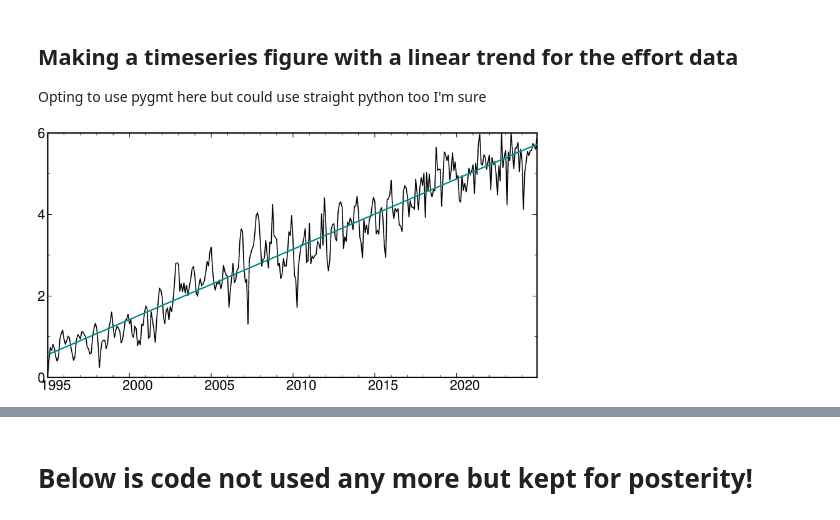
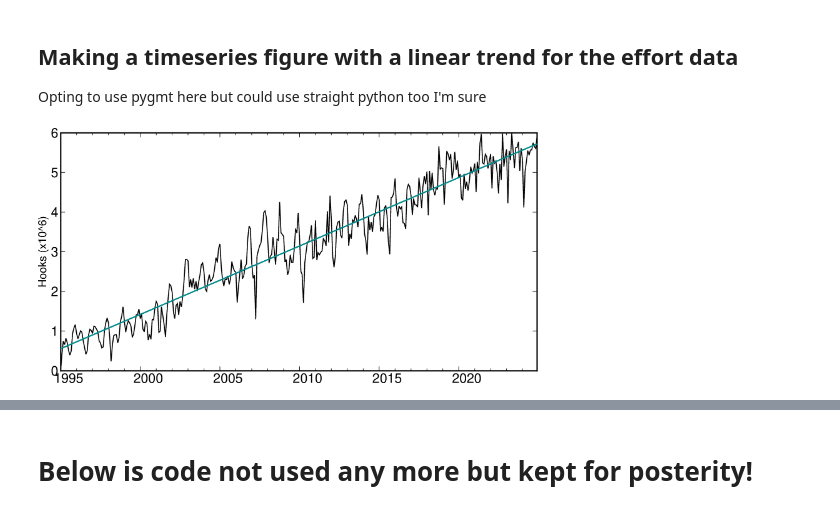
Before and after one commit to noaa-pifsc/PRP-ENSO-LonglineFishery, a Jupyter notebook: ENSO_EffortAreaMap.ipynb, the cells around one changed output, grey strips where cells are left out. Cells and saved outputs as stored; diff of their text form; code cells hidden in the pictures.

Commit message:
updated figure aesthetics

```diff
--- a/ENSO_EffortAreaMap.ipynb
+++ b/ENSO_EffortAreaMap.ipynb
@@ -273,31 +273,31 @@ ts_pred = y_pred.to_numpy()
 # %%
 # Make timeseries plot
 fig = pygmt.Figure()
 
 pygmt.config(
     MAP_TICK_LENGTH="-5p",  # negative
     FONT_ANNOT_PRIMARY="16p"
 )
 
 fig.plot(
     projection="X8i/4i",
     region=[x[0], x[-1], math.floor(efrtTS.min()), math.ceil(efrtTS.max())],
-    frame=["WSen", "af"],
+    frame=["WSen", "ya1f+lHooks (x10^6)", "xaf"],
     x=x,
     y=efrtTS,
     #style="c0.3c",
     pen="1p",
 )
 
 fig.plot(
     x=x,
     y=ts_pred,
     pen='1.5p,cyan4',
 )
 
 fig.show()
 # %% [output]
-[figure, old version]
+[figure, new version]
 # %%
 fig = pygmt.Figure()
 # Bottom row, two subplots
```
Also changed, not shown: parts of 1 cell of this notebook.
